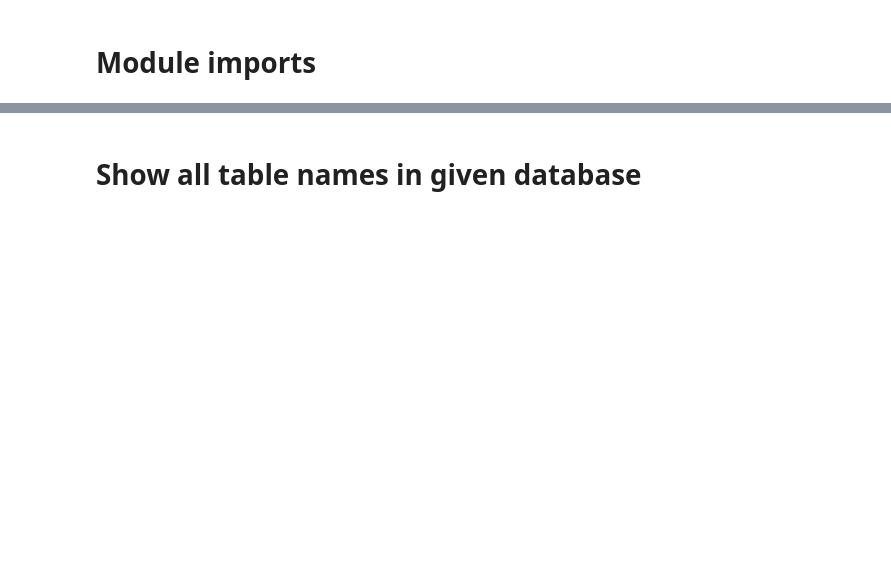
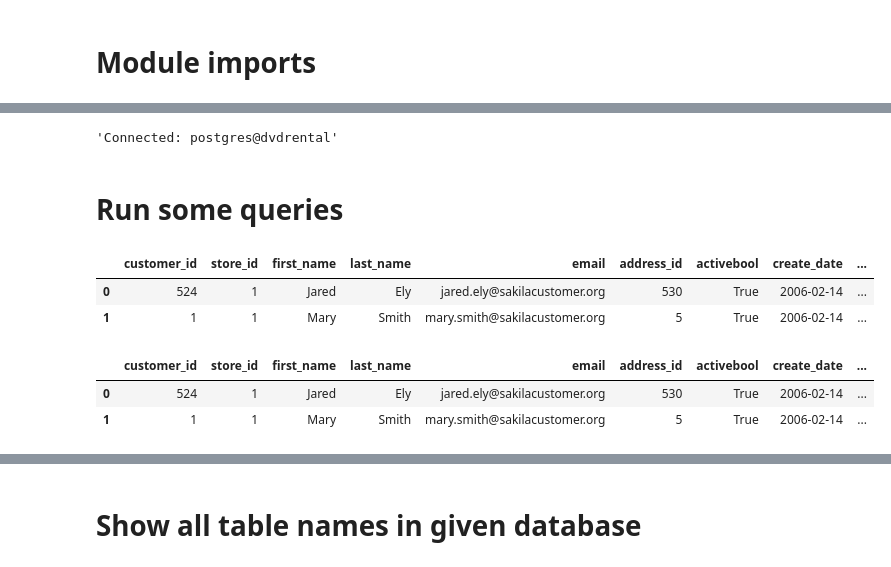
Before and after one commit to bhishanpdl/The_Complete_SQL_Bootcamp_Udemy, a Jupyter notebook: Section2_SQL_Statements/postgres_using_psycopg2.ipynb, the cells around one changed output, grey strips where cells are left out. Cells and saved outputs as stored; diff of their text form; code cells hidden in the pictures; blank space fills up the shorter version.

```diff
--- a/Section2_SQL_Statements/postgres_using_psycopg2.ipynb
+++ b/Section2_SQL_Statements/postgres_using_psycopg2.ipynb
@@ -34,0 +50,23 @@ pd.DataFrame(np.array_split(_,2)).T.fillna('')
+# %%
+dbname, dbuser, dbpass, dbport = get_postgres_configs('dvdrental')
+%load_ext sql
+%sql postgres://postgres:$dbpass@localhost:$dbport/$dbname
+# %% [output]
+'Connected: postgres@dvdrental'
+# %% [markdown]
+# Run some queries
+# %%
+q = "select * from customer limit 2;"
+execute_query(q,dbname)
+# %% [output]
+|  | customer_id | store_id | first_name | last_name | email | address_id | activebool | create_date | ... |
+| 0 | 524 | 1 | Jared | Ely | jared.ely@sakilacustomer.org | 530 | True | 2006-02-14 | ... |
+| 1 | 1 | 1 | Mary | Smith | mary.smith@sakilacustomer.org | 5 | True | 2006-02-14 | ... |
+# %%
+##%%sql
+q = "select * from customer limit 2;"
+execute_query(q,dbname)
+# %% [output]
+|  | customer_id | store_id | first_name | last_name | email | address_id | activebool | create_date | ... |
+| 0 | 524 | 1 | Jared | Ely | jared.ely@sakilacustomer.org | 530 | True | 2006-02-14 | ... |
+| 1 | 1 | 1 | Mary | Smith | mary.smith@sakilacustomer.org | 5 | True | 2006-02-14 | ... |
```
Also changed, not shown: parts of 15 cells of this notebook, 18 other files.
